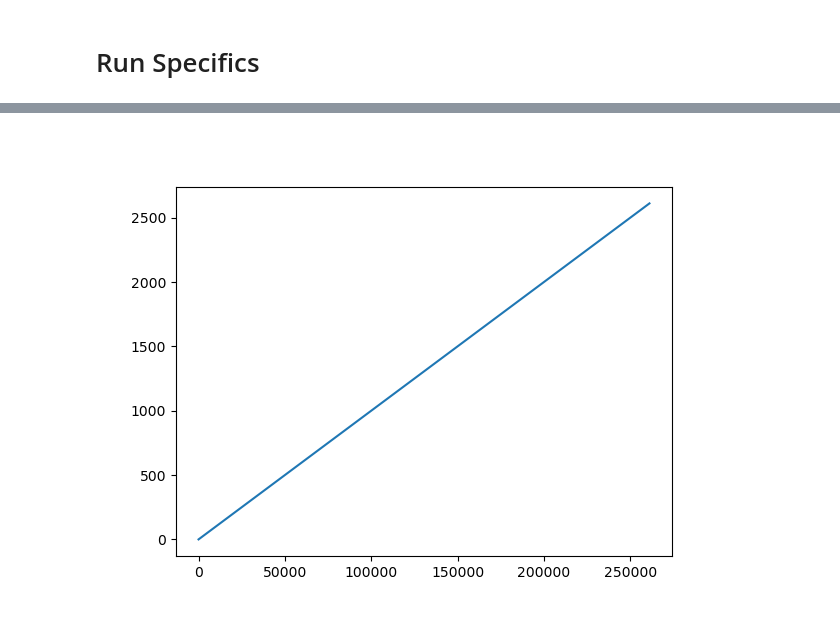
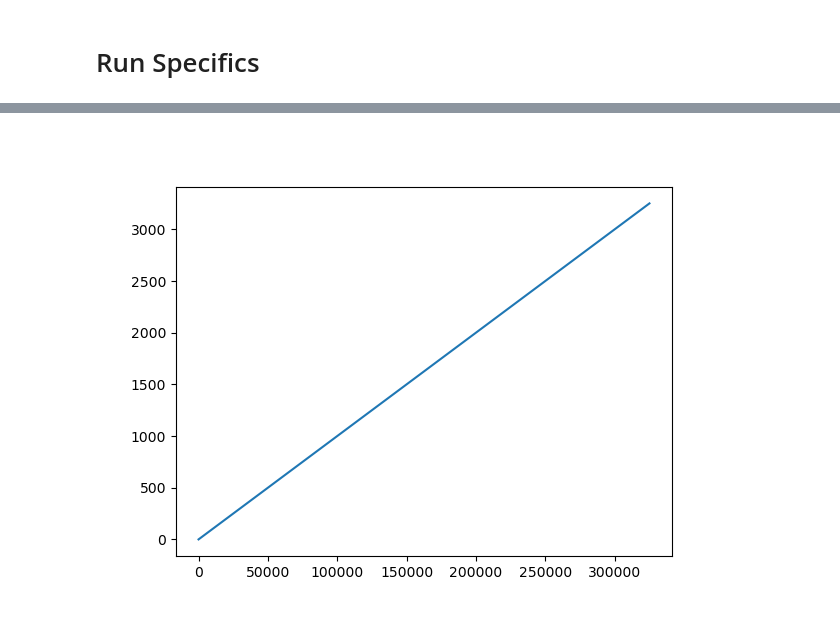
Before and after one commit to nbachand/city_block_cfd, a Jupyter notebook: config1_post.ipynb, the cells around one changed output, grey strips where cells are left out. Cells and saved outputs as stored; diff of their text form; code cells hidden in the pictures.

Commit message:
Saved out plots

```diff
--- a/config1_post.ipynb
+++ b/config1_post.ipynb
@@ -121,12 +139,12 @@ probes.get_locations(probes_dir)
 # %%
-# probes = probePost.Probes(probes_dir, file_type = "parquet")
-# probes.get_locations(probes_dir)
+probes = probePost.Probes(probes_dir, file_type = "parquet")
+probes.get_locations(probes_dir)
 
 plt.figure()
 plt.plot(probes.probe_steps, probes.probe_times)
 plt.show()
 # %% [output]
-[figure, old version]
+[figure, new version]
 # %%
 plot_params = {
     'plot_levels' : {
```
Also changed, not shown: parts of 5 cells of this notebook.
